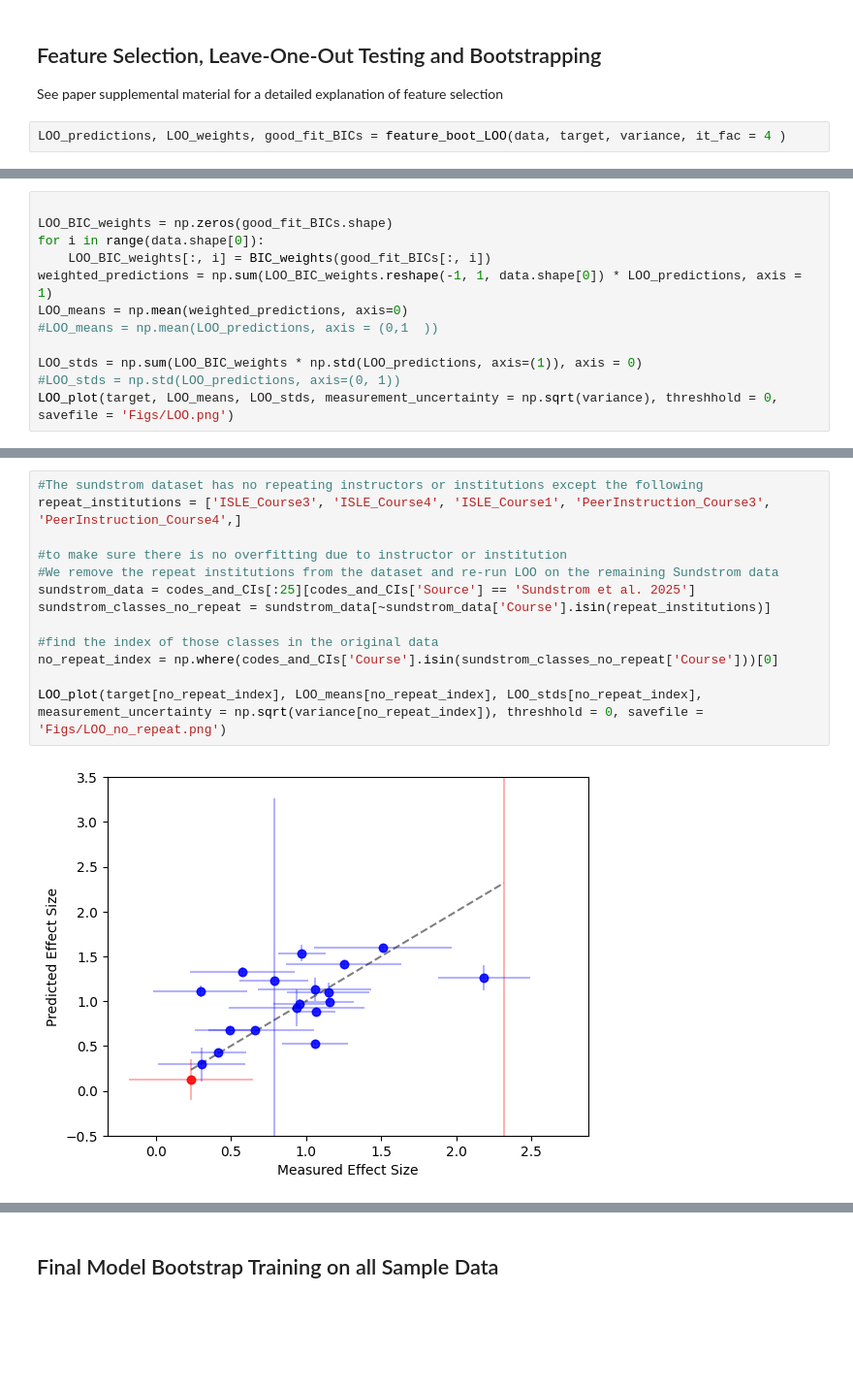
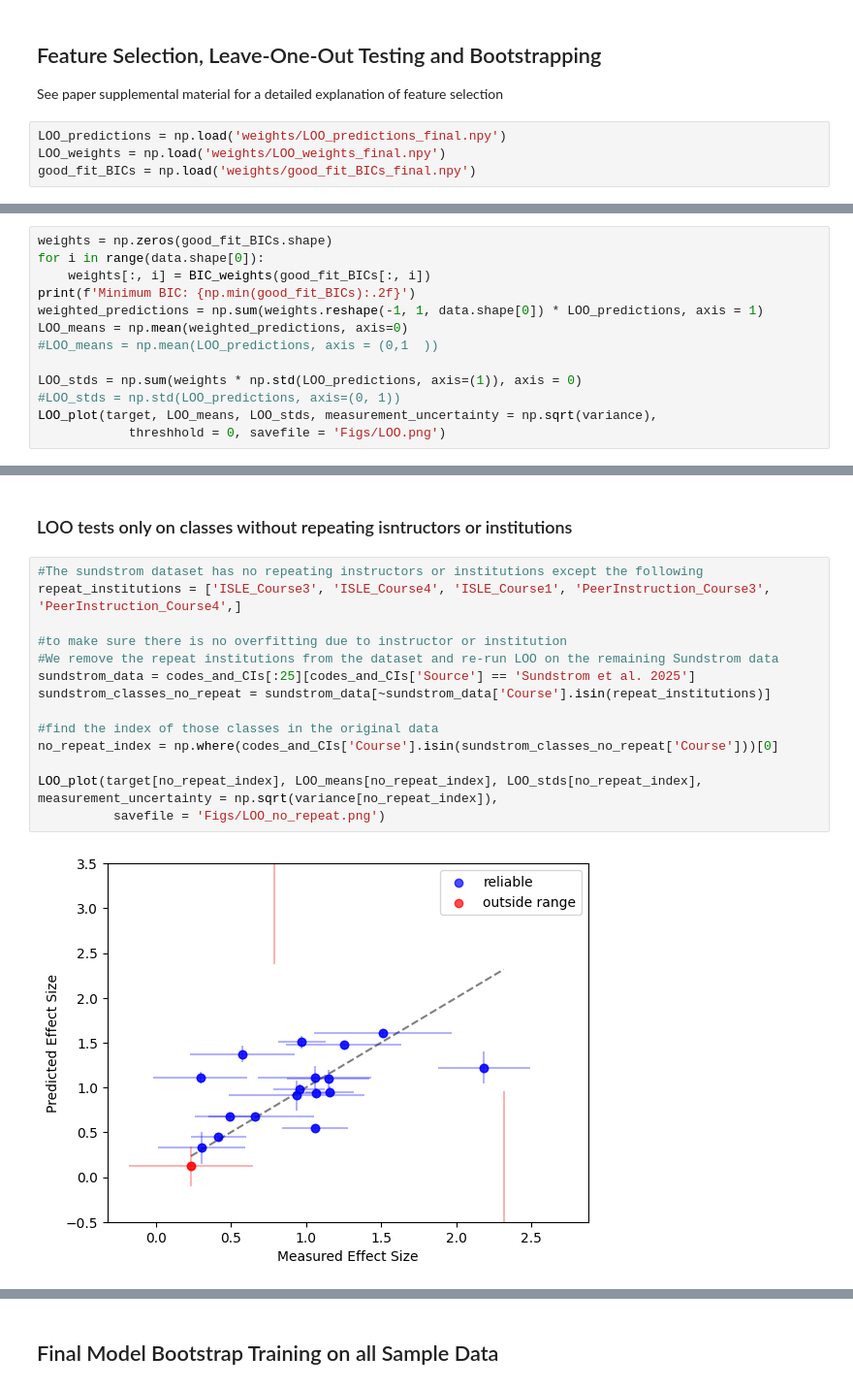
Before and after one commit to oross314/Modeling-Active-Learning-Classrooms, a Jupyter notebook: regression_model.ipynb, the cells around one changed output, grey strips where cells are left out. Shown at 97% size. Saved outputs shown, nothing was run; the diff lists cells and outputs as text; blank space fills up the shorter version.

```diff
--- a/regression_model.ipynb
+++ b/regression_model.ipynb
@@ -37,4 +31,6 @@ Number of classes: 69, Number of terms: 39
 
 See paper supplemental material for a detailed explanation of feature selection
 # %%
-LOO_predictions, LOO_weights, good_fit_BICs = feature_boot_LOO(data, target, variance, it_fac = 4 )
+LOO_predictions = np.load('weights/LOO_predictions_final.npy')
+LOO_weights = np.load('weights/LOO_weights_final.npy')
+good_fit_BICs = np.load('weights/good_fit_BICs_final.npy')
@@ -55,12 +43,0 @@ Text(0.5, 0, 'Number of Features Chosen')
-# %%
-
-LOO_BIC_weights = np.zeros(good_fit_BICs.shape)
-for i in range(data.shape[0]):
-    LOO_BIC_weights[:, i] = BIC_weights(good_fit_BICs[:, i])
-weighted_predictions = np.sum(LOO_BIC_weights.reshape(-1, 1, data.shape[0]) * LOO_predictions, axis = 1)
-LOO_means = np.mean(weighted_predictions, axis=0)
-#LOO_means = np.mean(LOO_predictions, axis = (0,1  ))
-
-LOO_stds = np.sum(LOO_BIC_weights * np.std(LOO_predictions, axis=(1)), axis = 0)
-#LOO_stds = np.std(LOO_predictions, axis=(0, 1))
-LOO_plot(target, LOO_means, LOO_stds, measurement_uncertainty = np.sqrt(variance), threshhold = 0, savefile = 'Figs/LOO.png')
@@ -75,0 +46,13 @@ Weighted MAE removing predictions outside measured range: 1.4383
+# %%
+weights = np.zeros(good_fit_BICs.shape)
+for i in range(data.shape[0]):
+    weights[:, i] = BIC_weights(good_fit_BICs[:, i])
+print(f'Minimum BIC: {np.min(good_fit_BICs):.2f}')
+weighted_predictions = np.sum(weights.reshape(-1, 1, data.shape[0]) * LOO_predictions, axis = 1)
+LOO_means = np.mean(weighted_predictions, axis=0)
+#LOO_means = np.mean(LOO_predictions, axis = (0,1  ))
+
+LOO_stds = np.sum(weights * np.std(LOO_predictions, axis=(1)), axis = 0)
+#LOO_stds = np.std(LOO_predictions, axis=(0, 1))
+LOO_plot(target, LOO_means, LOO_stds, measurement_uncertainty = np.sqrt(variance),
+            threshhold = 0, savefile = 'Figs/LOO.png')
@@ -76,15 +71,18 @@ Weighted MAE removing predictions outside measured range: 1.4383
+# %% [markdown]
+### LOO tests only on classes without repeating isntructors or institutions
 # %%
 #The sundstrom dataset has no repeating instructors or institutions except the following
 repeat_institutions = ['ISLE_Course3', 'ISLE_Course4', 'ISLE_Course1', 'PeerInstruction_Course3', 'PeerInstruction_Course4',]
 
 #to make sure there is no overfitting due to instructor or institution
 #We remove the repeat institutions from the dataset and re-run LOO on the remaining Sundstrom data
 sundstrom_data = codes_and_CIs[:25][codes_and_CIs['Source'] == 'Sundstrom et al. 2025']
 sundstrom_classes_no_repeat = sundstrom_data[~sundstrom_data['Course'].isin(repeat_institutions)]
 
 #find the index of those classes in the original data
 no_repeat_index = np.where(codes_and_CIs['Course'].isin(sundstrom_classes_no_repeat['Course']))[0]
 
-LOO_plot(target[no_repeat_index], LOO_means[no_repeat_index], LOO_stds[no_repeat_index], measurement_uncertainty = np.sqrt(variance[no_repeat_index]), threshhold = 0, savefile = 'Figs/LOO_no_repeat.png')
+LOO_plot(target[no_repeat_index], LOO_means[no_repeat_index], LOO_stds[no_repeat_index], measurement_uncertainty = np.sqrt(variance[no_repeat_index]),
+          savefile = 'Figs/LOO_no_repeat.png')
 # %% [output]
-[figure, old version]
+[figure, new version]
```
Also changed, not shown: parts of 15 cells of this notebook, 52 other files.
